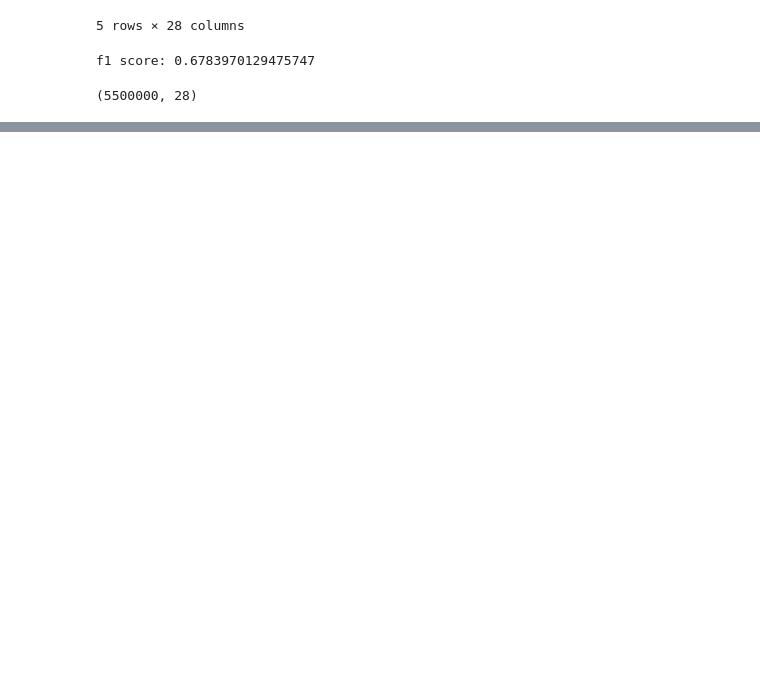
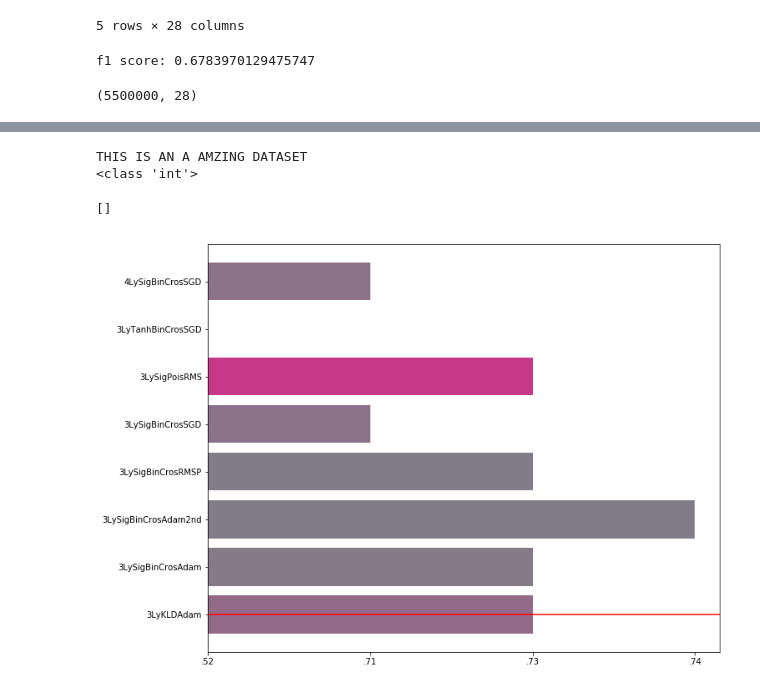
Before and after one commit to JSitter/DS-3-Deep-Learning, a Jupyter notebook: notebooks/Higgs.ipynb, the cells around one changed output, grey strips where cells are left out. Cells and saved outputs as stored; diff of their text form; code cells hidden in the pictures; blank space fills up the shorter version.

```diff
--- a/notebooks/Higgs.ipynb
+++ b/notebooks/Higgs.ipynb
@@ -489,0 +494,33 @@ for rect, label in zip(rects, labels):
+# %%
+losscolor = []
+#Generate Colors on red/green axis based on execution time
+for index in range(0,len(loss_result)):
+
+    percent_red = float(loss_result[index])
+    percent_green = 1 - percent_red
+    red_10 = int(percent_red * 255)
+    green_10 = int(percent_green * 255)
+    red_16 = str(hex(red_10))[-2:].replace("x", "0")
+    green_16 = str(hex(green_10))[-2:].replace("x", "0")
+    losscolor.append("#"+str(red_16)+str(green_16)+"88")
+
+fig, ax = plot.subplots(figsize=(11, 9))
+
+print('THIS IS AN A AMZING DATASET')
+print(type(left))
+rects = ax.barh(label_result, accuracy_result, color=accycolor)
+random_chance = 0
+plot.axhline(y=random_chance, color='r', linestyle='-')
+
+# Indicate Times.
+labels = ["%s" % l for l in label_result]
+
+
+plot.plot()
+# for rect, label in zip(rects, labels):
+#     ax.text(rect.get_x() + rect.get_width() / 2, .1, label,ha='center', va='bottom')
+# %% [output]
+THIS IS AN A AMZING DATASET
+<class 'int'>
+[]
+[figure, added]
```
Also changed, not shown: parts of 19 cells of this notebook.
